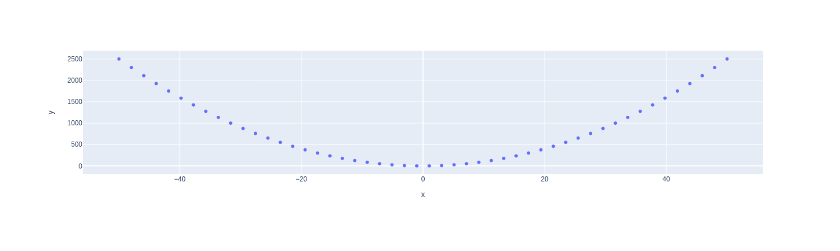
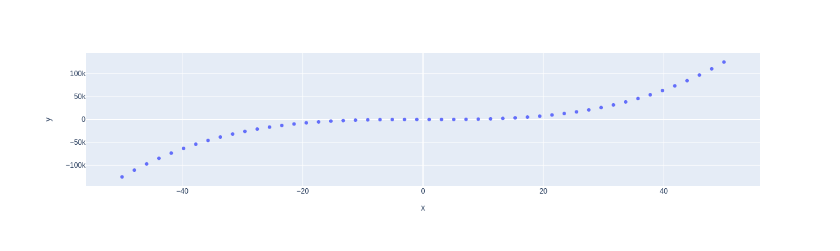
Before and after one commit to bryonbaker/my-notebooks-repo, a Jupyter notebook: experiment1.ipynb, the cells around one changed output. Cells and saved outputs as stored; diff of their text form; code cells hidden in the pictures.

```diff
--- a/experiment1.ipynb
+++ b/experiment1.ipynb
@@ -4,7 +4,7 @@ import plotly.express as px
 # x-axis data points
 x = np.linspace(start=-50, stop=50)
 # y-axis data points
-y = x ** 2
+y = x ** 3
 # define the plot
 fig = px.scatter(x=x, y=y)
 fig.show()
@@ -13 +12 @@ fig.show()
-[figure, old version]
+[figure, new version]
```
Also changed, not shown: parts of 1 cell of this notebook.
